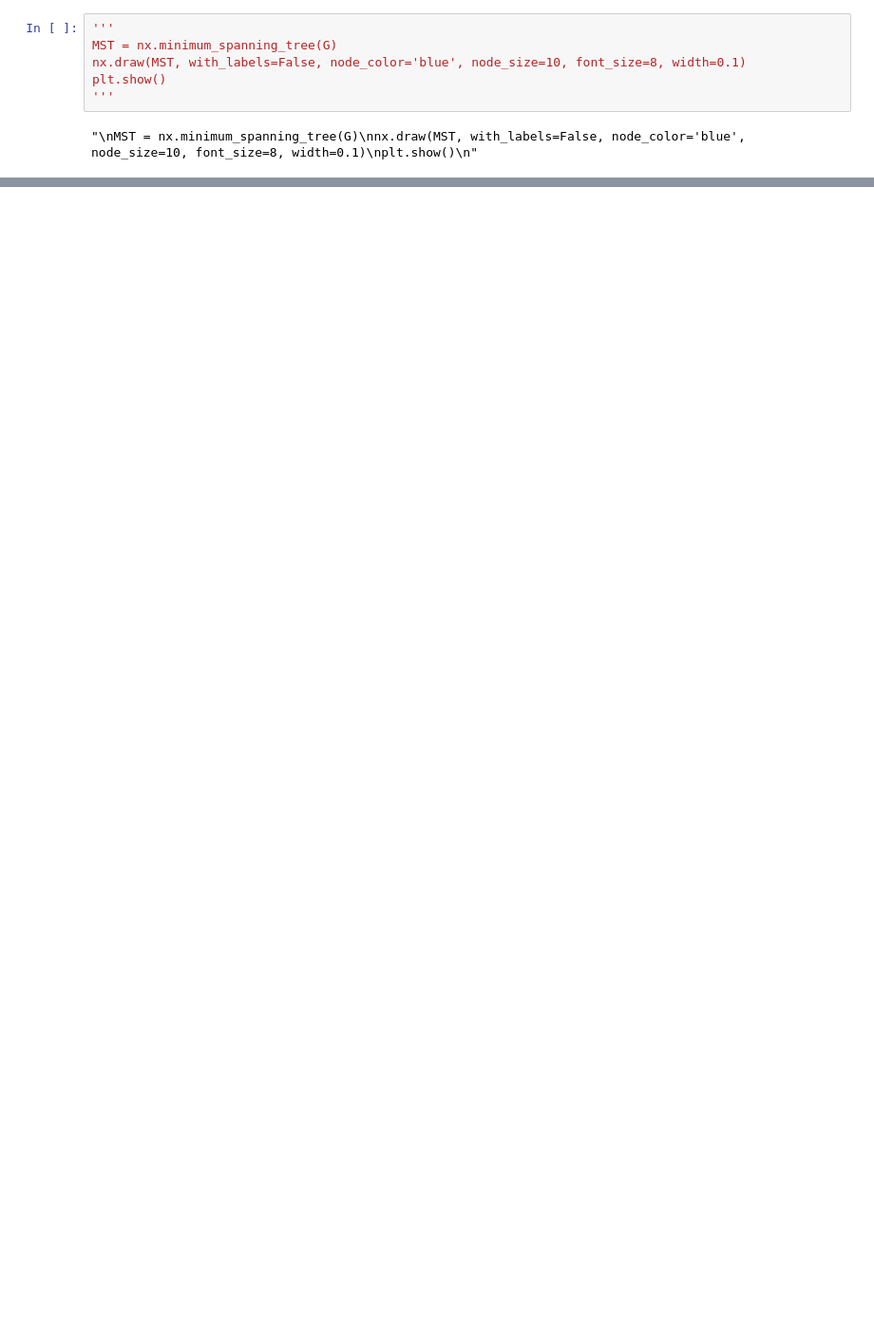
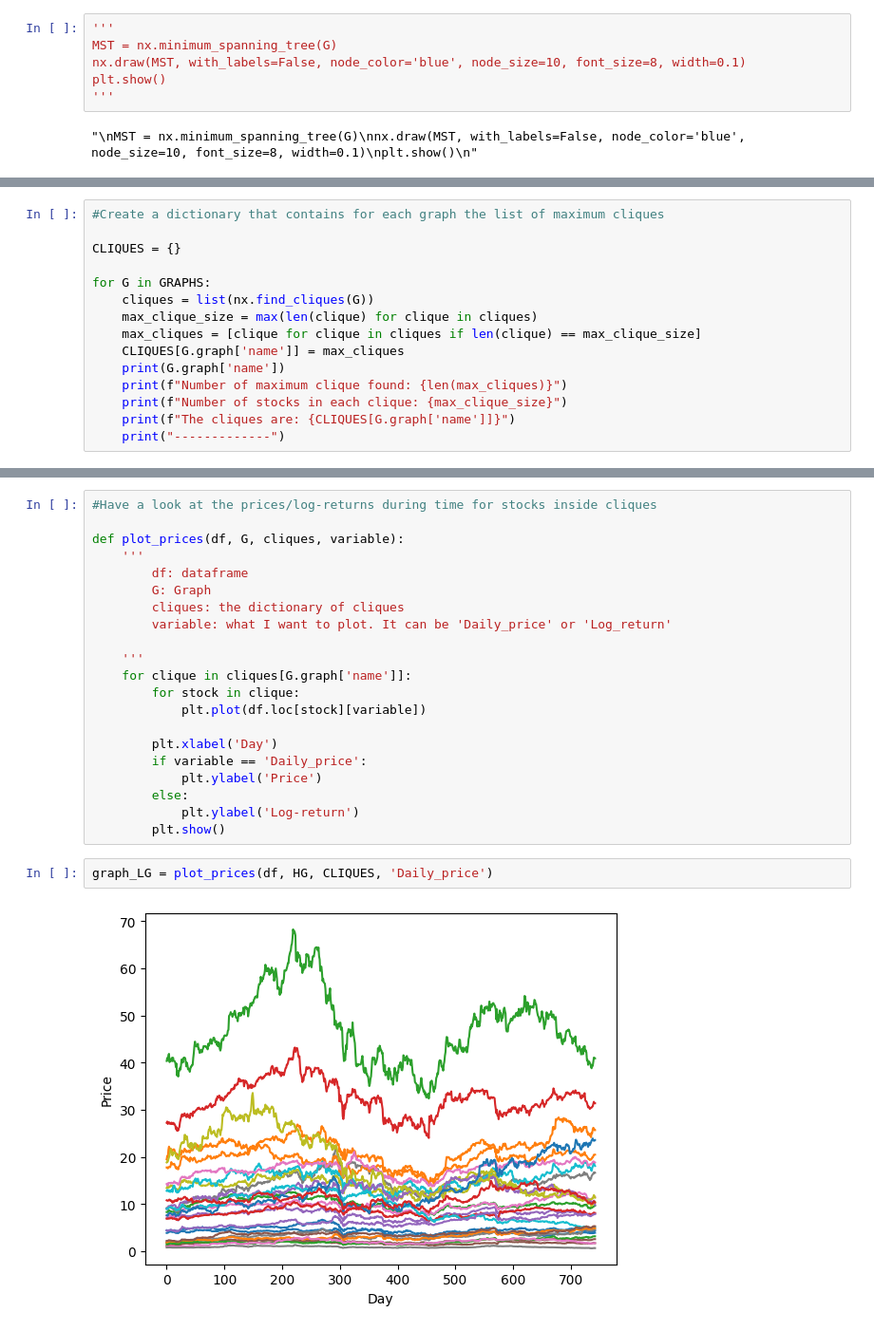
Before and after one commit to NiccoloMarzi/Financial-Network-Analysis, a Jupyter notebook: SNA_project.ipynb, the cells around one changed output, grey strips where cells are left out. Shown at 95% size. Cells and saved outputs as stored; diff of their text form; blank space fills up the shorter version.

Commit message:
clique e grafici

```diff
--- a/SNA_project.ipynb
+++ b/SNA_project.ipynb
@@ -267,0 +283,15 @@ plt.show()
+# %%
+#Create a dictionary that contains for each graph the list of maximum cliques
+
+CLIQUES = {}
+
+for G in GRAPHS:
+    cliques = list(nx.find_cliques(G))
+    max_clique_size = max(len(clique) for clique in cliques)
+    max_cliques = [clique for clique in cliques if len(clique) == max_clique_size]
+    CLIQUES[G.graph['name']] = max_cliques
+    print(G.graph['name'])
+    print(f"Number of maximum clique found: {len(max_cliques)}")
+    print(f"Number of stocks in each clique: {max_clique_size}")
+    print(f"The cliques are: {CLIQUES[G.graph['name']]}")
+    print("-------------")
@@ -267,0 +314,25 @@ plt.show()
+# %%
+#Have a look at the prices/log-returns during time for stocks inside cliques
+
+def plot_prices(df, G, cliques, variable):
+    '''
+        df: dataframe
+        G: Graph
+        cliques: the dictionary of cliques
+        variable: what I want to plot. It can be 'Daily_price' or 'Log_return'
+
+    '''
+    for clique in cliques[G.graph['name']]:
+        for stock in clique:
+            plt.plot(df.loc[stock][variable])
+
+        plt.xlabel('Day')
+        if variable == 'Daily_price':
+            plt.ylabel('Price')
+        else:
+            plt.ylabel('Log-return')
+        plt.show()
+# %%
+graph_LG = plot_prices(df, HG, CLIQUES, 'Daily_price')
+# %% [output]
+[figure, added]
```
Also changed, not shown: parts of 16 cells of this notebook.
